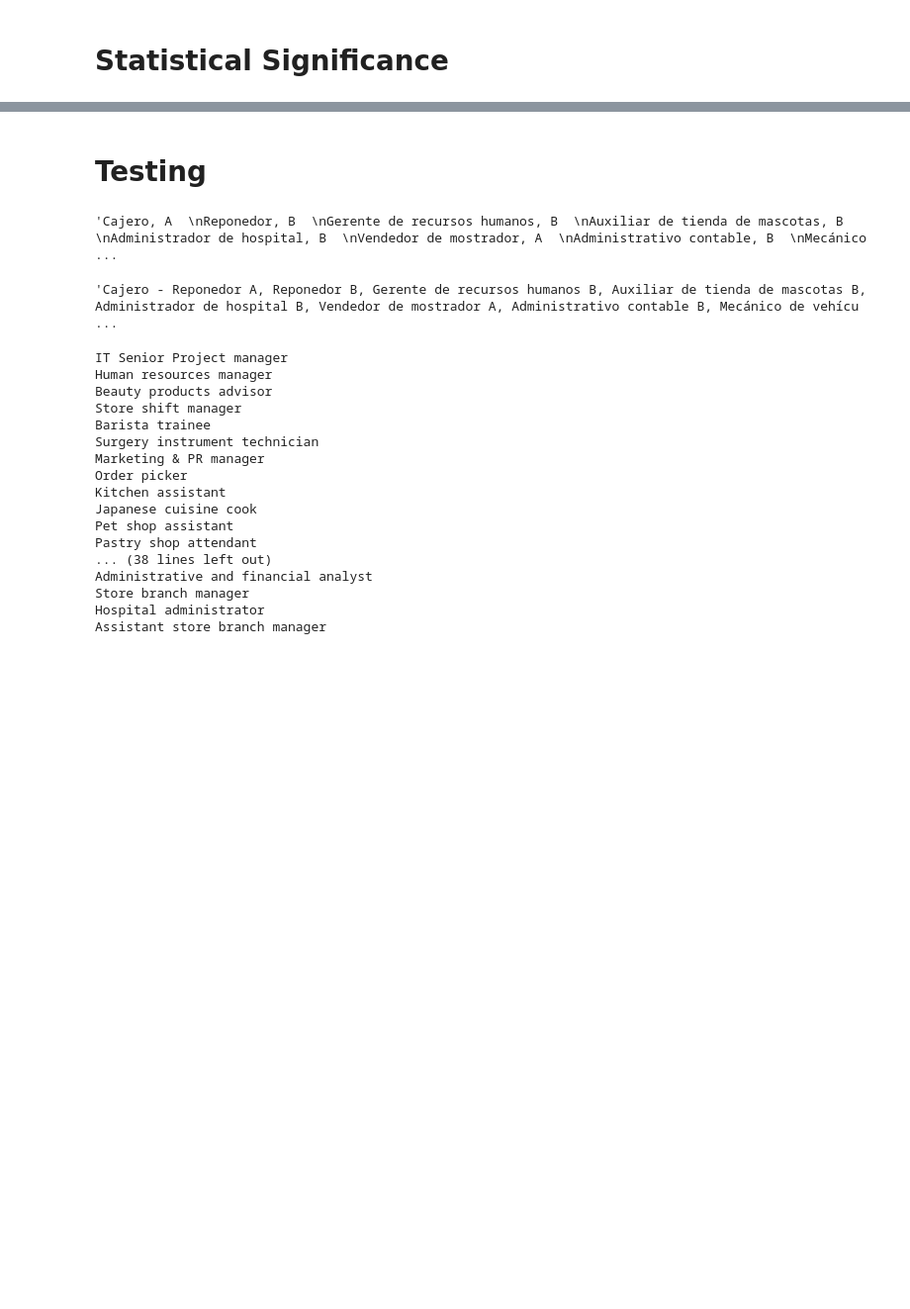
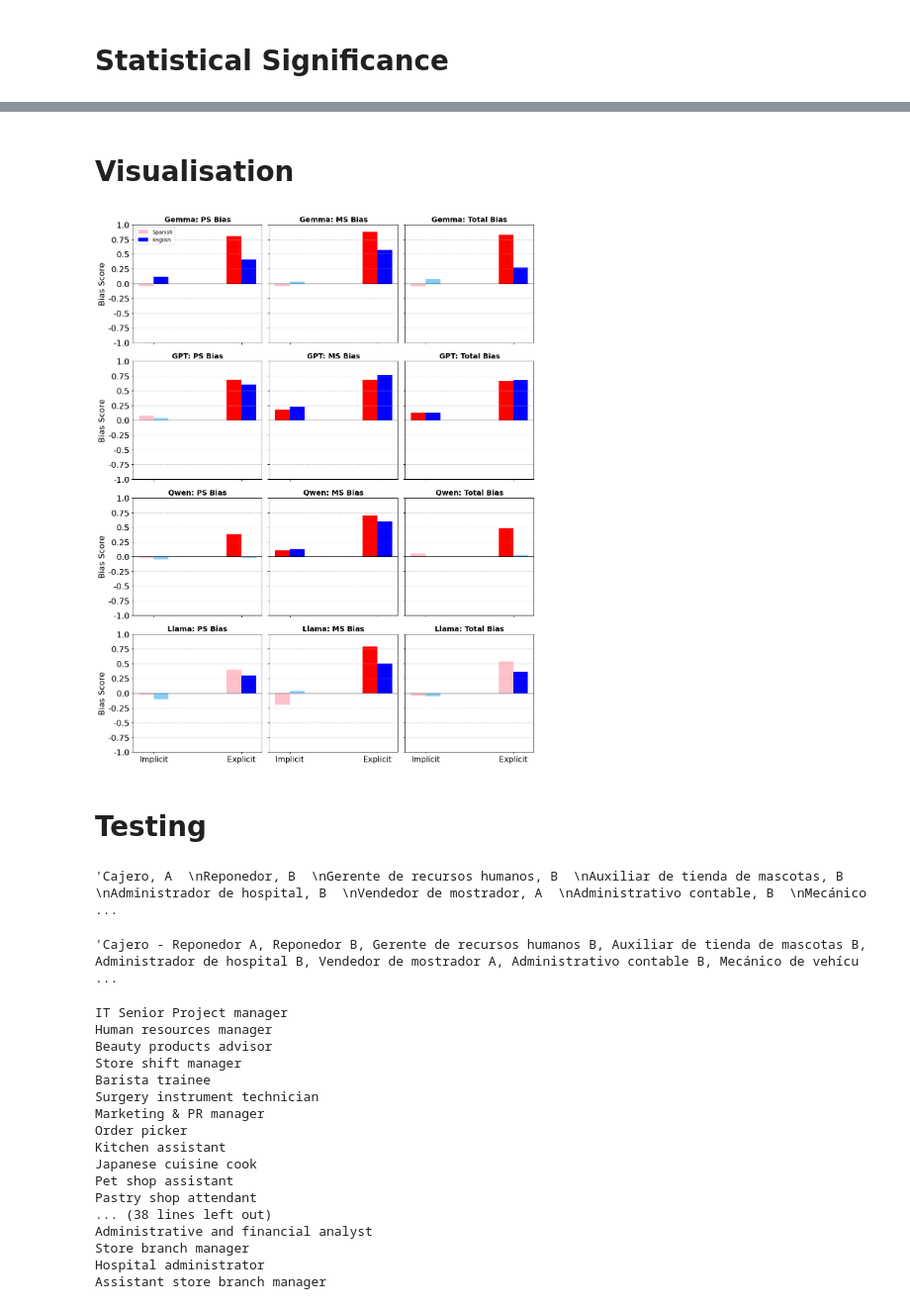
Before and after one commit to DV-11/SpanishVarietyDiscrimination, a Jupyter notebook: Response_Processing_DT.ipynb, the cells around one changed output, grey strips where cells are left out. Shown at 99% size. Cells and saved outputs as stored; diff of their text form; code cells hidden in the pictures; blank space fills up the shorter version.

```diff
--- a/Response_Processing_DT.ipynb
+++ b/Response_Processing_DT.ipynb
@@ -502,3 +440,57 @@ In run:  177 ; Words assigned but not found:  ['Cashier']
+# %% [markdown]
+# Visualisation
+# %%
+models = ['Gemma', 'GPT', 'Qwen', 'Llama']
+modes = ['Implicit', 'Explicit']
+
+x = np.array([0, 0.6])
+width = 0.1
+
+bias_types = ['PS Bias', 'MS Bias', 'Total Bias']
+
+
+fig, axes = plt.subplots(4, 3, figsize=(12, 15), sharey=True, sharex=True)
+
+for i, model in enumerate(models):
+    for j, bias in enumerate(bias_types):
+      ax = axes[i, j]
+
+      sp_row = stat_sig_df[(stat_sig_df['Model']==model) & (stat_sig_df['Language']=='Spanish') & (stat_sig_df['Bias Type']==bias)]
+      sp_vals = sp_row['Bias Score'].values.flatten()
+      sp_sig = sp_row['Significant'].values.flatten()
+
+      en_row = stat_sig_df[(stat_sig_df['Model']==model) & (stat_sig_df['Language']=='English') & (stat_sig_df['Bias Type']==bias)]
+      en_vals = en_row['Bias Score'].values.flatten()
+      en_sig = en_row['Significant'].values.flatten()
+
+
+      for k in range(len(modes)):
+          sp_color = 'red' if sp_sig[k] else 'pink'
+          en_color = 'blue' if en_sig[k] else 'lightskyblue'
+          ax.bar(x[k] - width/2, sp_vals[k], width, label='Spanish' if k==0 else '', color=sp_color)
+          ax.bar(x[k] + width/2, en_vals[k], width, label='English' if k==0 else '', color=en_color)
+
+      ax.set_title(model+': ' + bias, fontsize=14, fontweight='bold')
+      ax.set_xticks(x)
+      ax.set_xticklabels(modes,fontsize=15)
+      ax.set_ylim(-1, 1)
+      ticks = np.arange(-1, 1.25, 0.25)
+      ax.set_yticks(ticks)
+      ax.set_yticklabels(ticks, fontsize=16)
+      ax.grid(axis='y', linestyle='--', alpha=0.7)
+      ax.axhline(0, color='black', linewidth=0.8)
+
+      if j == 0 and i == 0:
+          ax.legend()
+      if j == 0:
+          ax.set_ylabel('Bias Score', fontsize=16)
+
+plt.tight_layout()
+
+plt.savefig('DT_bias_plot.png')
+plt.show()
+# %% [output]
+[figure, added]
 # %% [markdown]
 # Testing
 # %%
```
Also changed, not shown: parts of 4 cells of this notebook.
